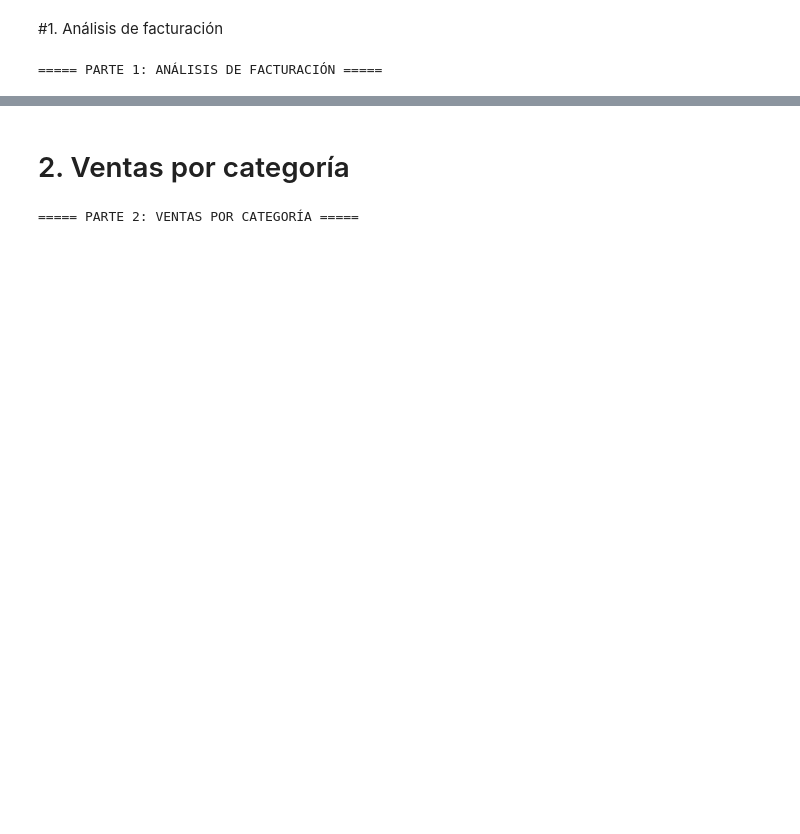
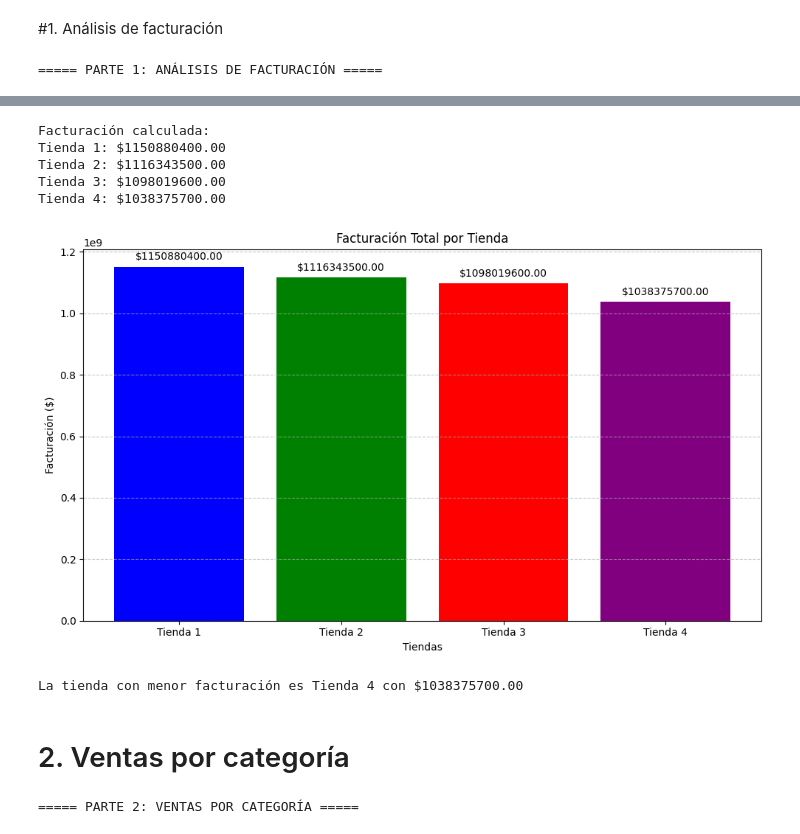
Before and after one commit to Miky-Bareiro/challenge1-data-science-latam, a Jupyter notebook: AluraStoreLatam.ipynb, the cells around one changed output, grey strips where cells are left out. Saved outputs shown, nothing was run; the diff lists cells and outputs as text; code cells hidden in the pictures; blank space fills up the shorter version.

```diff
--- a/AluraStoreLatam.ipynb
+++ b/AluraStoreLatam.ipynb
@@ -32,6 +22,0 @@ tienda.head()
-# %%
-# Agregar identificador de tienda a cada DataFrame
-tienda1['tienda'] = 'Tienda 1'
-tienda2['tienda'] = 'Tienda 2'
-tienda3['tienda'] = 'Tienda 3'
-tienda4['tienda'] = 'Tienda 4'
@@ -107,3 +84,66 @@ Facturación total por tienda:
+# %%
+# Intentamos calcular la facturación para cada tienda
+try:
+    facturacion_tienda1 = calcular_facturacion(tienda1)
+    facturacion_tienda2 = calcular_facturacion(tienda2)
+    facturacion_tienda3 = calcular_facturacion(tienda3)
+    facturacion_tienda4 = calcular_facturacion(tienda4)
+
+    print("\nFacturación calculada:")
+    print(f"Tienda 1: ${facturacion_tienda1:.2f}")
+    print(f"Tienda 2: ${facturacion_tienda2:.2f}")
+    print(f"Tienda 3: ${facturacion_tienda3:.2f}")
+    print(f"Tienda 4: ${facturacion_tienda4:.2f}")
+
+    # Creamos un diccionario para almacenar los resultados
+    facturacion = {
+        'Tienda 1': facturacion_tienda1,
+        'Tienda 2': facturacion_tienda2,
+        'Tienda 3': facturacion_tienda3,
+        'Tienda 4': facturacion_tienda4
+    }
+
+    # Visualizamos los resultados con un gráfico de barras
+    plt.figure(figsize=(10, 6))
+    plt.bar(facturacion.keys(), facturacion.values(), color=['blue', 'green', 'red', 'purple'])
+    plt.title('Facturación Total por Tienda')
+    plt.xlabel('Tiendas')
+    plt.ylabel('Facturación ($)')
+    plt.grid(axis='y', linestyle='--', alpha=0.7)
+
+    # Añadir los valores encima de cada barra
+    for i, (tienda, valor) in enumerate(facturacion.items()):
+        plt.text(i, valor + valor*0.02, f'${valor:.2f}', ha='center')
+
+    plt.tight_layout()
+    plt.show()
+
+    # Usando operadores lógicos para identificar la tienda con menor facturación
+    tienda_menor_facturacion = None
+    menor_valor = float('inf')
+
+    for tienda, valor in facturacion.items():
+        if valor < menor_valor:
+            menor_valor = valor
+            tienda_menor_facturacion = tienda
+
+    print(f"La tienda con menor facturación es {tienda_menor_facturacion} con ${menor_valor:.2f}")
+
+except Exception as e:
+    print(f"Error al calcular la facturación: {e}")
+    print("Vamos a imprimir más información para depurar:")
+    for tienda_num, df in enumerate([tienda1, tienda2, tienda3, tienda4], 1):
+        print(f"\nTienda {tienda_num} - Columnas: {df.columns.tolist()}")
+        print(f"Tipos de datos: {df.dtypes}")
+        print(f"Muestra: \n{df.head(2)}")
+# %% [output]
+Facturación calculada:
+Tienda 1: $1150880400.00
+Tienda 2: $1116343500.00
+Tienda 3: $1098019600.00
+Tienda 4: $1038375700.00
+[figure, added]
+La tienda con menor facturación es Tienda 4 con $1038375700.00
 # %% [markdown]
 # 2. Ventas por categoría
 # %%
```
Also changed, not shown: parts of 20 cells of this notebook.
